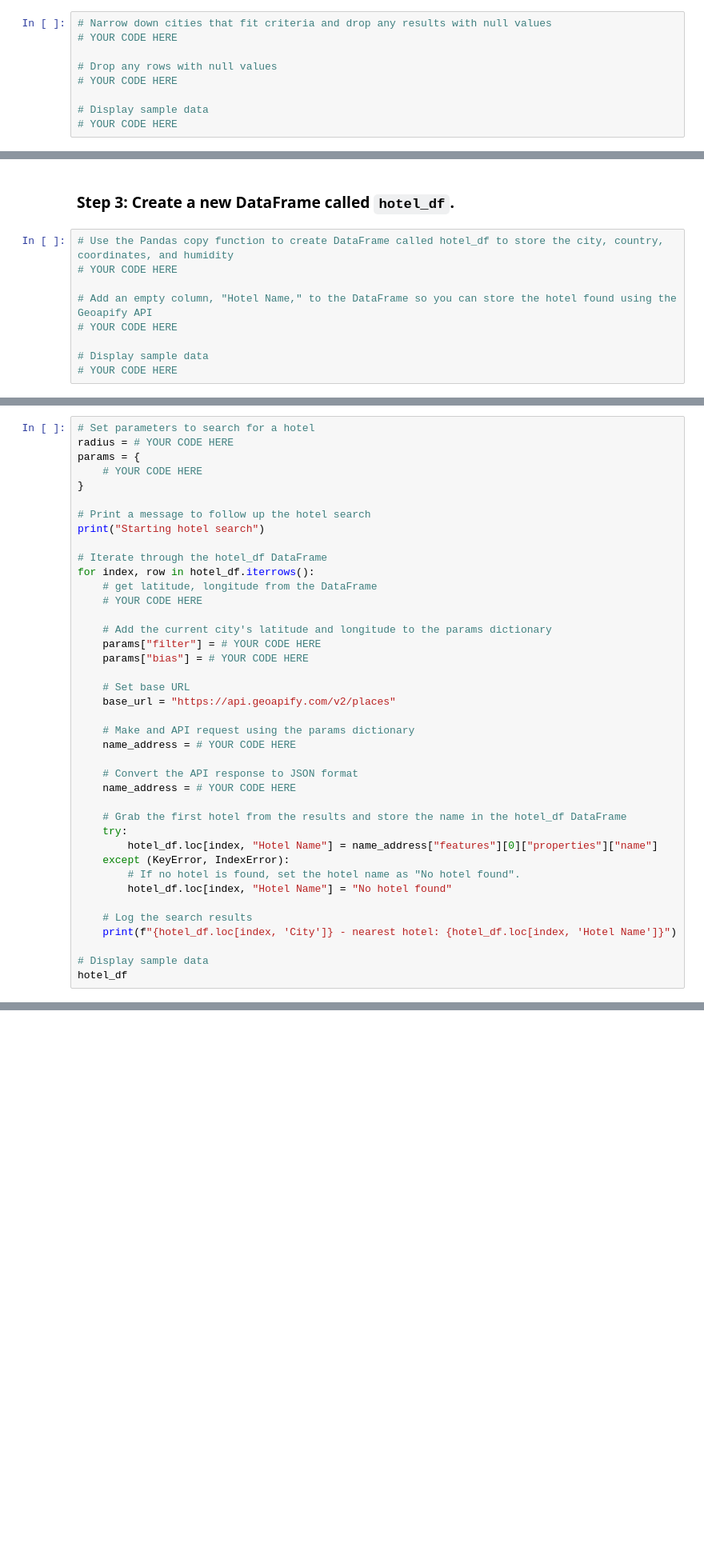
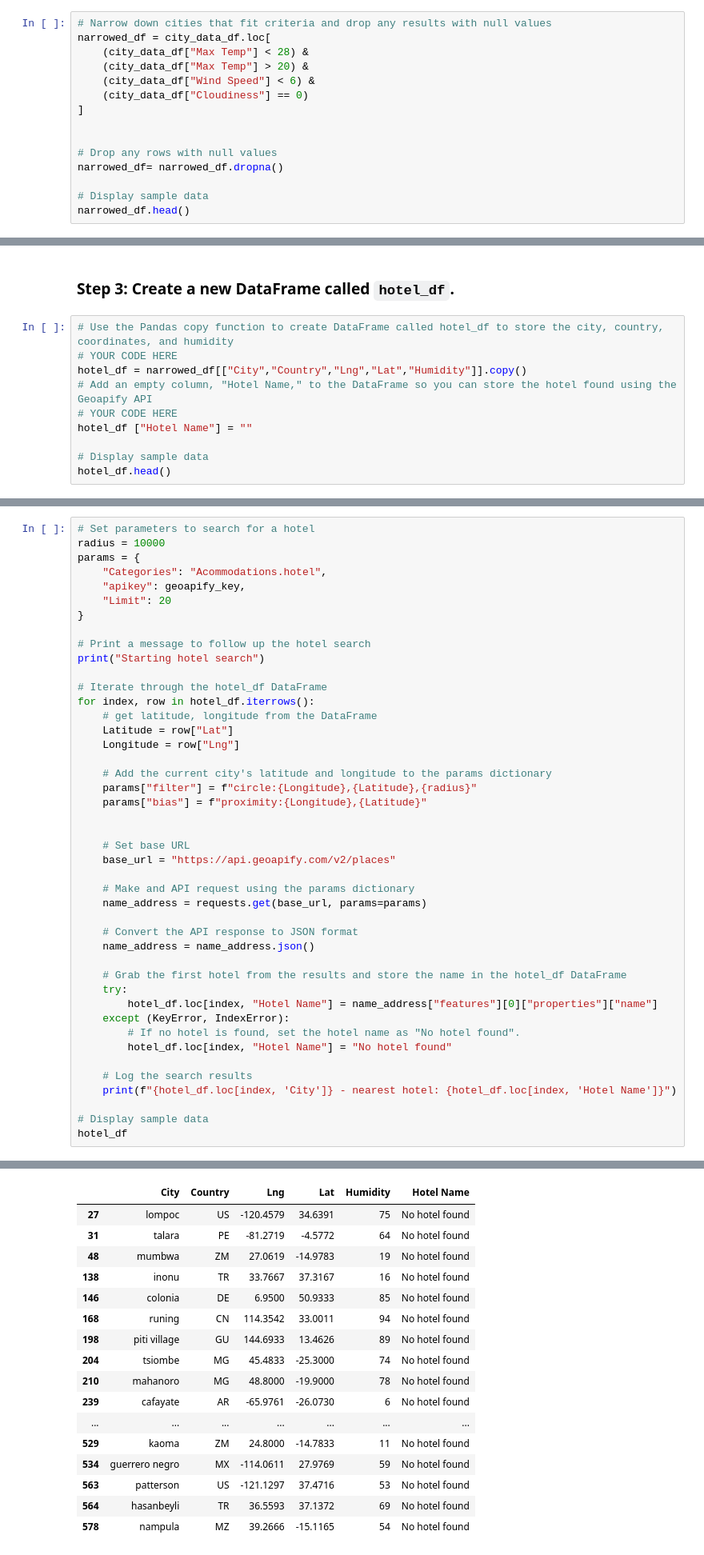
Before and after one commit to javiereyes21/python-api-challenge, a Jupyter notebook: VacationPy.ipynb, the cells around one changed output, grey strips where cells are left out. Shown: that part at 80% size. Cells and saved outputs as stored; diff of their text form; blank space fills up the shorter version.

```diff
--- a/VacationPy.ipynb
+++ b/VacationPy.ipynb
@@ -60,10 +63,16 @@ ImportError: Geographic projection support requires: cartopy, geoviews, pyproj.
 ### Step 2: Narrow down the `city_data_df` DataFrame to find your ideal weather condition
 # %%
 # Narrow down cities that fit criteria and drop any results with null values
-# YOUR CODE HERE
+narrowed_df = city_data_df.loc[
+    (city_data_df["Max Temp"] < 28) &
+    (city_data_df["Max Temp"] > 20) &
+    (city_data_df["Wind Speed"] < 6) &
+    (city_data_df["Cloudiness"] == 0)
+]
+
 
 # Drop any rows with null values
-# YOUR CODE HERE
+narrowed_df= narrowed_df.dropna()
 
 # Display sample data
-# YOUR CODE HERE
+narrowed_df.head()
@@ -72,9 +88,10 @@ ImportError: Geographic projection support requires: cartopy, geoviews, pyproj.
 # %%
 # Use the Pandas copy function to create DataFrame called hotel_df to store the city, country, coordinates, and humidity
 # YOUR CODE HERE
-
+hotel_df = narrowed_df[["City","Country","Lng","Lat","Humidity"]].copy()
 # Add an empty column, "Hotel Name," to the DataFrame so you can store the hotel found using the Geoapify API
 # YOUR CODE HERE
+hotel_df ["Hotel Name"] = ""
 
 # Display sample data
-# YOUR CODE HERE
+hotel_df.head()
@@ -82,9 +106,11 @@ ImportError: Geographic projection support requires: cartopy, geoviews, pyproj.
 ### Step 4: For each city, use the Geoapify API to find the first hotel located within 10,000 metres of your coordinates.
 # %%
 # Set parameters to search for a hotel
-radius = # YOUR CODE HERE
+radius = 10000
 params = {
-    # YOUR CODE HERE
+    "Categories": "Acommodations.hotel",
+    "apikey": geoapify_key,
+    "Limit": 20
 }
 
 # Print a message to follow up the hotel search
@@ -93,20 +119,22 @@ print("Starting hotel search")
 # Iterate through the hotel_df DataFrame
 for index, row in hotel_df.iterrows():
     # get latitude, longitude from the DataFrame
-    # YOUR CODE HERE
+    Latitude = row["Lat"]
+    Longitude = row["Lng"]
 
     # Add the current city's latitude and longitude to the params dictionary
-    params["filter"] = # YOUR CODE HERE
-    params["bias"] = # YOUR CODE HERE
+    params["filter"] = f"circle:{Longitude},{Latitude},{radius}"
+    params["bias"] = f"proximity:{Longitude},{Latitude}"
+
 
     # Set base URL
     base_url = "https://api.geoapify.com/v2/places"
 
     # Make and API request using the params dictionary
-    name_address = # YOUR CODE HERE
+    name_address = requests.get(base_url, params=params)
 
     # Convert the API response to JSON format
-    name_address = # YOUR CODE HERE
+    name_address = name_address.json()
 
     # Grab the first hotel from the results and store the name in the hotel_df DataFrame
     try:
@@ -120,3 +148,4 @@ for index, row in hotel_df.iterrows():
 
 # Display sample data
 hotel_df
+# %% [output]
@@ -123,2 +169,19 @@ hotel_df
+|  | City | Country | Lng | Lat | Humidity | Hotel Name |
+| 27 | lompoc | US | -120.4579 | 34.6391 | 75 | No hotel found |
+| 31 | talara | PE | -81.2719 | -4.5772 | 64 | No hotel found |
+| 48 | mumbwa | ZM | 27.0619 | -14.9783 | 19 | No hotel found |
+| 138 | inonu | TR | 33.7667 | 37.3167 | 16 | No hotel found |
+| 146 | colonia | DE | 6.9500 | 50.9333 | 85 | No hotel found |
+| 168 | runing | CN | 114.3542 | 33.0011 | 94 | No hotel found |
+| 198 | piti village | GU | 144.6933 | 13.4626 | 89 | No hotel found |
+| 204 | tsiombe | MG | 45.4833 | -25.3000 | 74 | No hotel found |
+| 210 | mahanoro | MG | 48.8000 | -19.9000 | 78 | No hotel found |
+| 239 | cafayate | AR | -65.9761 | -26.0730 | 6 | No hotel found |
+| ... | ... | ... | ... | ... | ... | ... |
+| 529 | kaoma | ZM | 24.8000 | -14.7833 | 11 | No hotel found |
+| 534 | guerrero negro | MX | -114.0611 | 27.9769 | 59 | No hotel found |
+| 563 | patterson | US | -121.1297 | 37.4716 | 53 | No hotel found |
+| 564 | hasanbeyli | TR | 36.5593 | 37.1372 | 69 | No hotel found |
+| 578 | nampula | MZ | 39.2666 | -15.1165 | 54 | No hotel found |
 # %% [markdown]
 ### Step 5: Add the hotel name and the country as additional information in the hover message for each city in the map.
```
Also changed, not shown: parts of 7 cells of this notebook.
